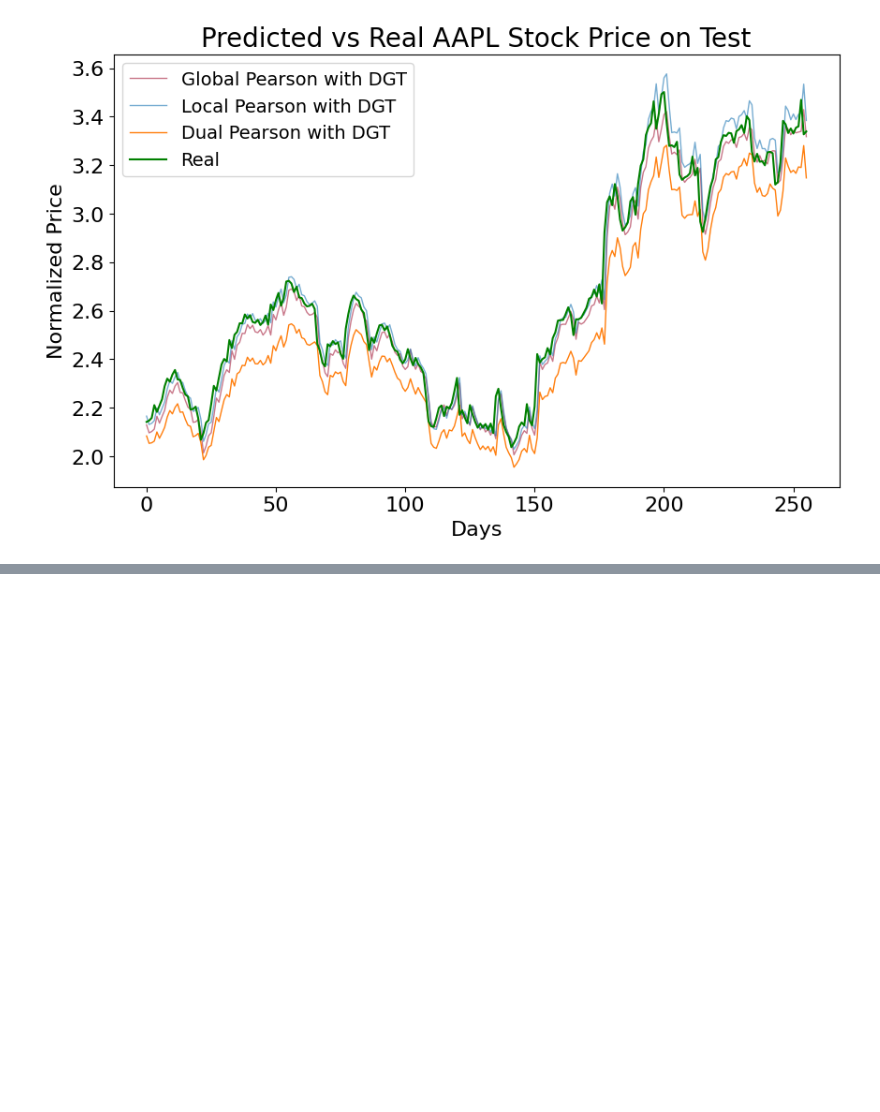
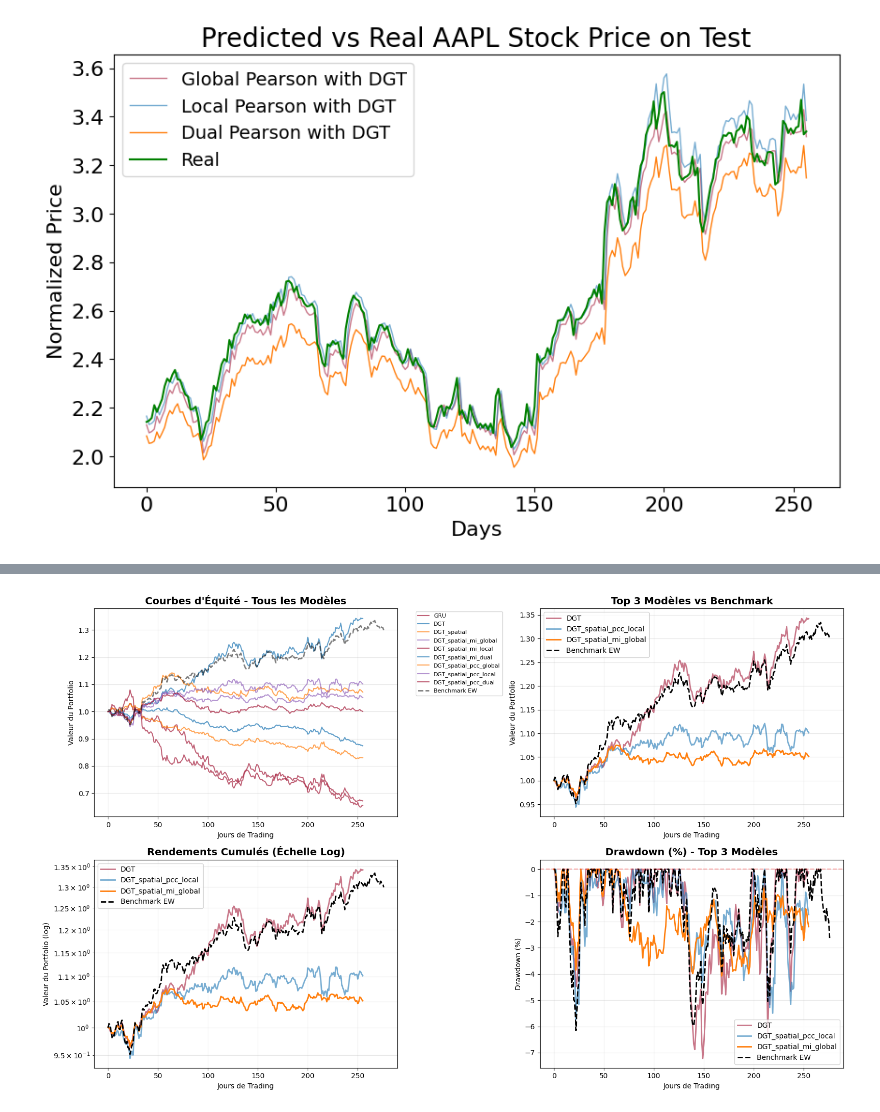
Before and after one commit to tanguydcq/Stock-DiffTransformer, a Jupyter notebook: Stock_Market_Forecasting_with_Differential_Graph_Transformer.ipynb, the cells around one changed output, grey strips where cells are left out. Saved outputs shown, nothing was run; the diff lists cells and outputs as text; code cells hidden in the pictures; blank space fills up the shorter version.

Commit message:
Risk management and benchmark

```diff
--- a/Stock_Market_Forecasting_with_Differential_Graph_Transformer.ipynb
+++ b/Stock_Market_Forecasting_with_Differential_Graph_Transformer.ipynb
@@ -1452,0 +1145,19 @@ Comment lire
+# %%
+import pandas as pd
+import numpy as np
+import matplotlib.pyplot as plt
+
+# ==========================================
+# 1. SETUP GLOBAL (A exécuter une seule fois)
+# ==========================================
+
+# --- A. Récupération des stats de normalisation (Train Set) ---
+df_raw = pd.read_csv(f'{workdir}/sp500.csv').set_index('Date')
+days_in_quarter = 64
+num_quarters = len(df_raw) // days_in_quarter
+train_days = int(0.8 * num_quarters) * days_in_quarter
+
+# On sauvegarde ces constantes pour le dénormaliseur
+TRAIN_MEAN = df_raw.iloc[:train_days].mean().values
+TRAIN_STD = df_raw.iloc[:train_days].std().values
+COLS = df_raw.columns
@@ -1452,0 +1492,71 @@ Comment lire
+# %%
+# Graphique comparatif des courbes d'équité
+plt.figure(figsize=(16, 10))
+
+# Calculer le benchmark Equal Weight
+df_raw = pd.read_csv(f'{workdir}/sp500.csv').set_index('Date')
+num_quarters = len(df_raw) // days_in_quarter
+test_start = int(0.9 * num_quarters) * days_in_quarter
+test_data = df_raw.iloc[test_start:]
+ew_returns = test_data.pct_change().mean(axis=1).fillna(0)
+ew_equity = (1 + ew_returns).cumprod()
+
+# Plot 1: Toutes les courbes ensemble
+plt.subplot(2, 2, 1)
+for model_name, data in benchmark_results.items():
+    equity = data['metrics']['equity_curve']
+    plt.plot(equity.values, label=model_name, alpha=0.7, linewidth=1.5)
+plt.plot(ew_equity.values, label='Benchmark EW', linestyle='--', color='black', linewidth=2, alpha=0.5)
+plt.title('Courbes d\'Équité - Tous les Modèles', fontsize=14, fontweight='bold')
+plt.xlabel('Jours de Trading')
+plt.ylabel('Valeur du Portfolio')
+plt.legend(bbox_to_anchor=(1.05, 1), loc='upper left', fontsize=8)
+plt.grid(True, alpha=0.3)
+
+# Plot 2: Top 3 modèles vs Benchmark
+plt.subplot(2, 2, 2)
+top_3 = df_comparison.head(3)['Model'].tolist()
+for model_name in top_3:
+    equity = benchmark_results[model_name]['metrics']['equity_curve']
+    plt.plot(equity.values, label=model_name, linewidth=2)
+plt.plot(ew_equity.values, label='Benchmark EW', linestyle='--', color='black', linewidth=2)
+plt.title('Top 3 Modèles vs Benchmark', fontsize=14, fontweight='bold')
+plt.xlabel('Jours de Trading')
+plt.ylabel('Valeur du Portfolio')
+plt.legend(fontsize=10)
+plt.grid(True, alpha=0.3)
+
+# Plot 3: Rendements cumulés (log scale)
+plt.subplot(2, 2, 3)
+for model_name in top_3:
+    equity = benchmark_results[model_name]['metrics']['equity_curve']
+    plt.semilogy(equity.values, label=model_name, linewidth=2)
+plt.semilogy(ew_equity.values, label='Benchmark EW', linestyle='--', color='black', linewidth=2)
+plt.title('Rendements Cumulés (Échelle Log)', fontsize=14, fontweight='bold')
+plt.xlabel('Jours de Trading')
+plt.ylabel('Valeur du Portfolio (log)')
+plt.legend(fontsize=10)
+plt.grid(True, alpha=0.3, which="both")
+
+# Plot 4: Drawdowns des top 3
+plt.subplot(2, 2, 4)
+for model_name in top_3:
+    equity = benchmark_results[model_name]['metrics']['equity_curve']
+    drawdown = (equity - equity.cummax()) / equity.cummax()
+    plt.plot(drawdown.values * 100, label=model_name, linewidth=2)
+ew_drawdown = (ew_equity - ew_equity.cummax()) / ew_equity.cummax()
+plt.plot(ew_drawdown.values * 100, label='Benchmark EW', linestyle='--', color='black', linewidth=2)
+plt.title('Drawdown (%) - Top 3 Modèles', fontsize=14, fontweight='bold')
+plt.xlabel('Jours de Trading')
+plt.ylabel('Drawdown (%)')
+plt.legend(fontsize=10)
+plt.grid(True, alpha=0.3)
+plt.axhline(y=0, color='red', linestyle='--', alpha=0.3)
+
+plt.tight_layout()
+plt.savefig(f'{workdir}/benchmark_comparison.png', dpi=150, bbox_inches='tight')
+plt.show()
+
+print("📈 Graphiques sauvegardés dans: benchmark_comparison.png")
+# %% [output]
+[figure, added]
```
Also changed, not shown: parts of 56 cells of this notebook.
